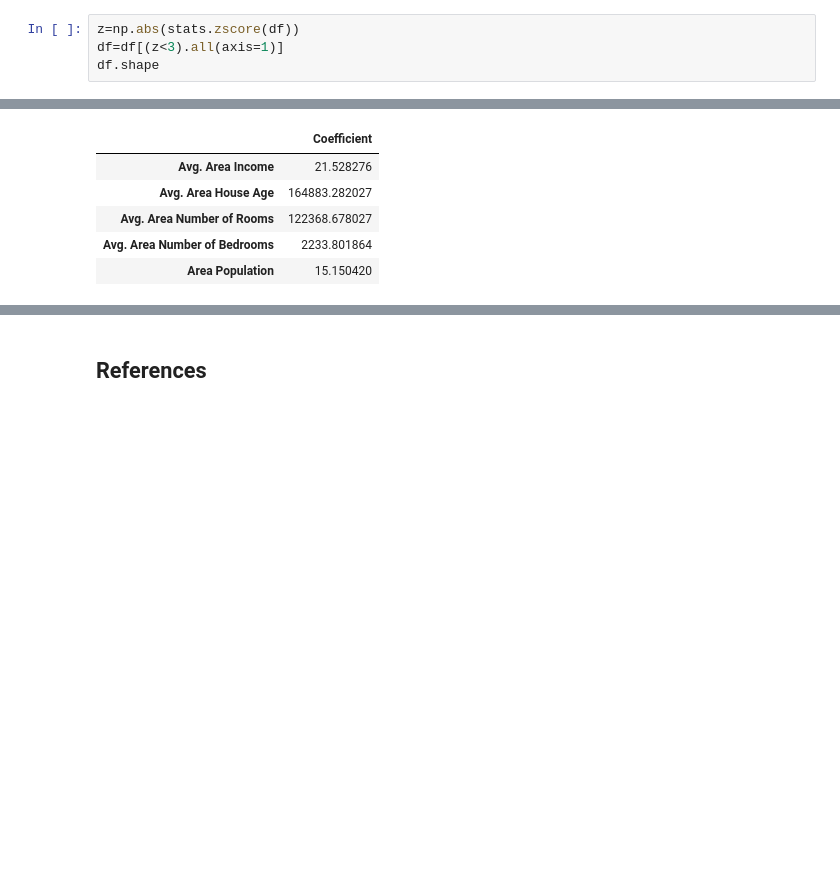
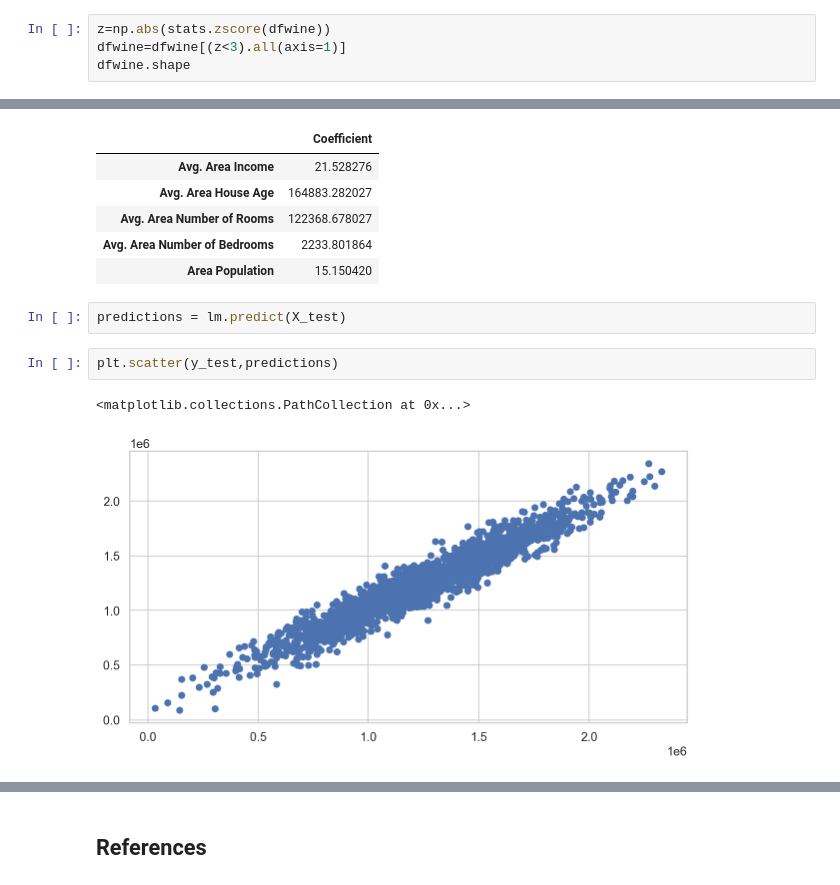
Before and after one commit to Munster2020/HDIP_CSDA_COMP08055, a Jupyter notebook: scikit-learn.ipynb, the cells around one changed output, grey strips where cells are left out. Drawn from its saved outputs; the diff is of its cells as text; blank space fills up the shorter version.

```diff
--- a/scikit-learn.ipynb
+++ b/scikit-learn.ipynb
@@ -180,9 +180,9 @@ A lot of the time it's important to remove outliers as they can impact machine l
 # %% [markdown]
 Once the outliers were removed there are 4,487 records left meaning an 8.4% reduction.
 # %%
-z=np.abs(stats.zscore(df))
-df=df[(z<3).all(axis=1)]
-df.shape
+z=np.abs(stats.zscore(dfwine))
+dfwine=dfwine[(z<3).all(axis=1)]
+dfwine.shape
 # %% [output]
 (4487, 12)
 # %%
@@ -361,3 +361,10 @@ pd.DataFrame(lm.coef_,X.columns,columns=['Coefficient'])
 | Avg. Area Number of Rooms | 122368.678027 |
 | Avg. Area Number of Bedrooms | 2233.801864 |
 | Area Population | 15.150420 |
+# %%
+predictions = lm.predict(X_test)
+# %%
+plt.scatter(y_test,predictions)
+# %% [output]
+<matplotlib.collections.PathCollection at 0x...>
+[figure, added]
```
Also changed, not shown: parts of 21 cells of this notebook, 1 other file.
